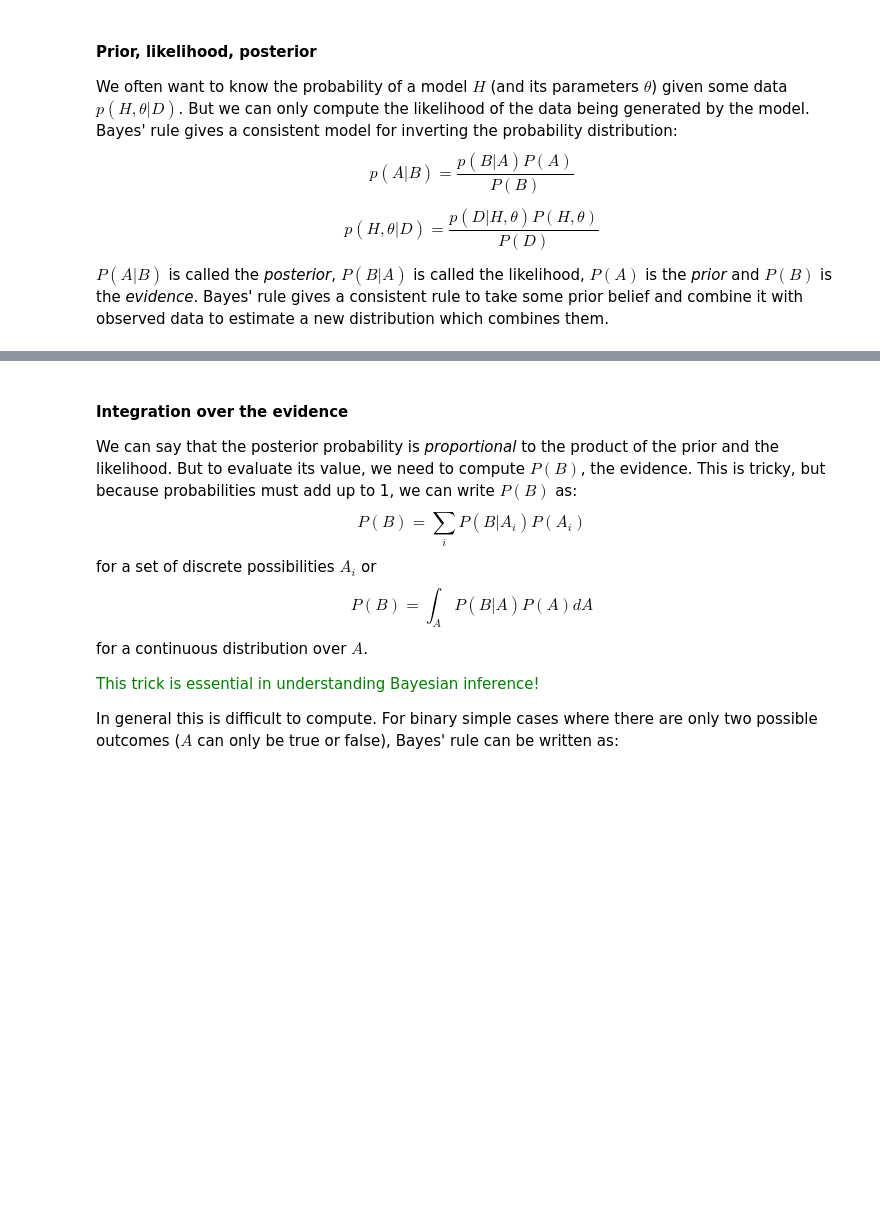
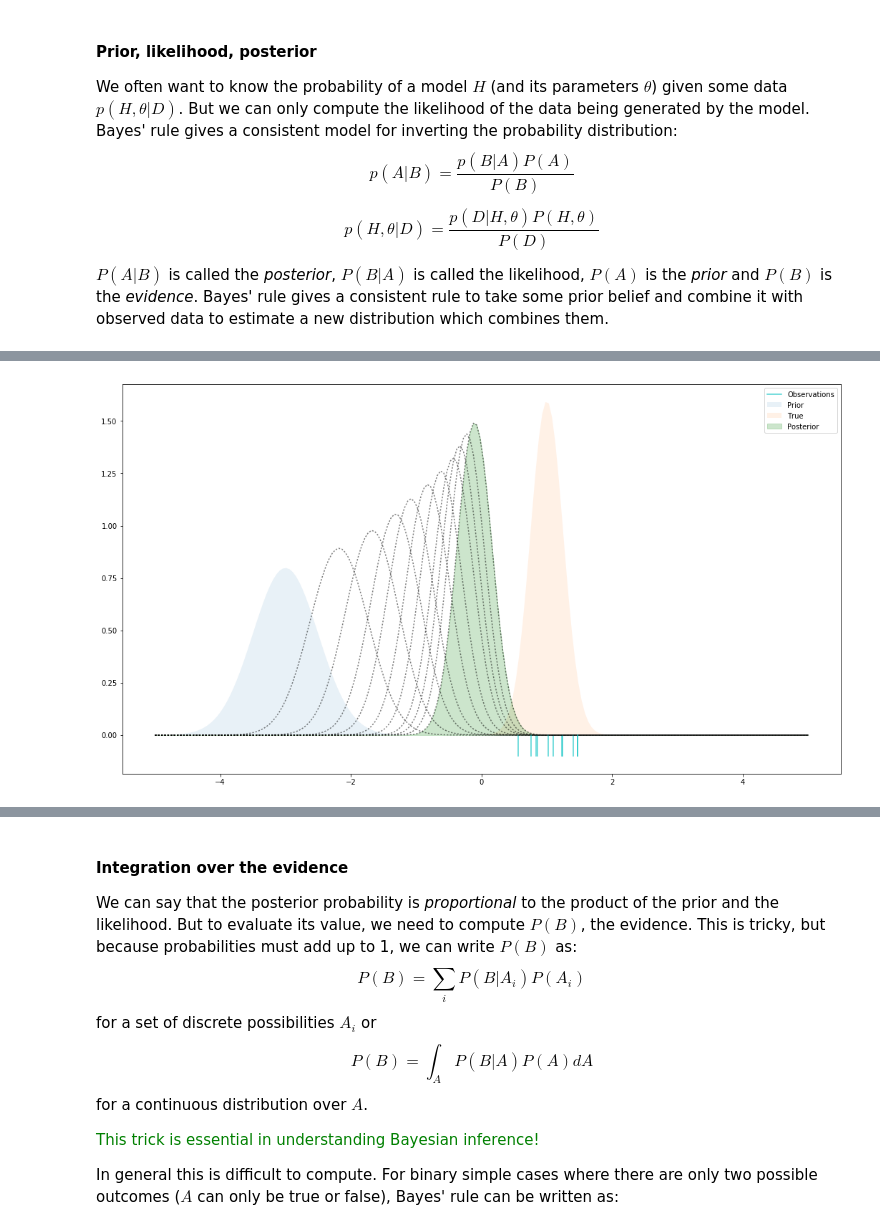
Before and after one commit to johnhw/summerschool2017, a Jupyter notebook: static/static_1.ipynb, the cells around one changed output, grey strips where cells are left out. Cells and saved outputs as stored; diff of their text form; code cells hidden in the pictures; blank space fills up the shorter version.

```diff
--- a/static/static_1.ipynb
+++ b/static/static_1.ipynb
@@ -239,0 +258,5 @@ prior_posterior()
+# %%
+
+prior_posterior(-3,0.5)
+# %% [output]
+[figure, added]
```
Also changed, not shown: parts of 48 cells of this notebook, 7 other files.
